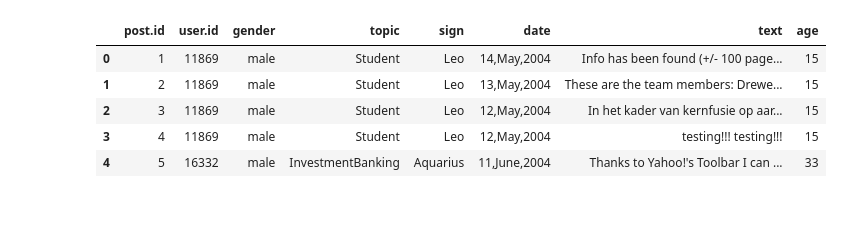
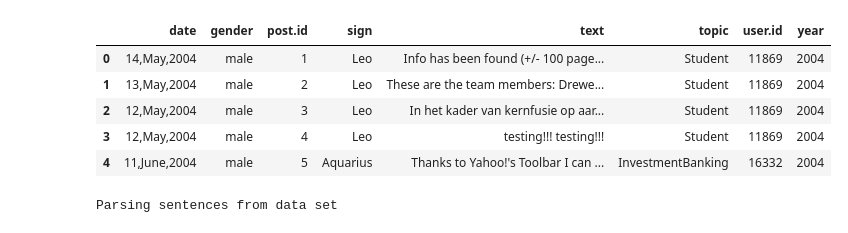
Before and after one commit to CharishmaR/sys6018-competition-blogger-characteristics, a Jupyter notebook: linearRegression.ipynb, the cells around one changed output. Saved outputs shown, nothing was run; the diff lists cells and outputs as text; code cells hidden in the pictures.

```diff
--- a/linearRegression.ipynb
+++ b/linearRegression.ipynb
@@ -12,12 +30,17 @@ from sklearn.feature_extraction.text import CountVectorizer
 # %%
 train = pd.read_csv('data/train.csv')
 test = pd.read_csv('data/test.csv')
-# %%
-train.head()
-# %% [output]
-|  | post.id | user.id | gender | topic | sign | date | text | age |
-| 0 | 1 | 11869 | male | Student | Leo | 14,May,2004 | Info has been found (+/- 100 page... | 15 |
-| 1 | 2 | 11869 | male | Student | Leo | 13,May,2004 | These are the team members: Drewe... | 15 |
-| 2 | 3 | 11869 | male | Student | Leo | 12,May,2004 | In het kader van kernfusie op aar... | 15 |
-| 3 | 4 | 11869 | male | Student | Leo | 12,May,2004 | testing!!! testing!!! | 15 |
-| 4 | 5 | 16332 | male | InvestmentBanking | Aquarius | 11,June,2004 | Thanks to Yahoo!'s Toolbar I can ... | 33 |
+# %%
+y_train = train.age.values
+data = pd.concat((train, test)).reset_index(drop=True)
+data.drop(['age'], axis=1, inplace=True)
+# %%
+data['year'] = data['date'].str[-4:]
+data.head()
+# %% [output]
+|  | date | gender | post.id | sign | text | topic | user.id | year |
+| 0 | 14,May,2004 | male | 1 | Leo | Info has been found (+/- 100 page... | Student | 11869 | 2004 |
+| 1 | 13,May,2004 | male | 2 | Leo | These are the team members: Drewe... | Student | 11869 | 2004 |
+| 2 | 12,May,2004 | male | 3 | Leo | In het kader van kernfusie op aar... | Student | 11869 | 2004 |
+| 3 | 12,May,2004 | male | 4 | Leo | testing!!! testing!!! | Student | 11869 | 2004 |
+| 4 | 11,June,2004 | male | 5 | Aquarius | Thanks to Yahoo!'s Toolbar I can ... | InvestmentBanking | 16332 | 2004 |
@@ -23,0 +69,8 @@ train.head()
+# %%
+sentences = []  # Initialize an empty list of sentences
+tokenizer = nltk.data.load('tokenizers/punkt/english.pickle')
+print ("Parsing sentences from data set")
+for review in data["text"]:
+    sentences += review_to_sentences(review, tokenizer, remove_stopwords=True)
+# %% [output]
+Parsing sentences from data set
```
Also changed, not shown: parts of 18 cells of this notebook.
